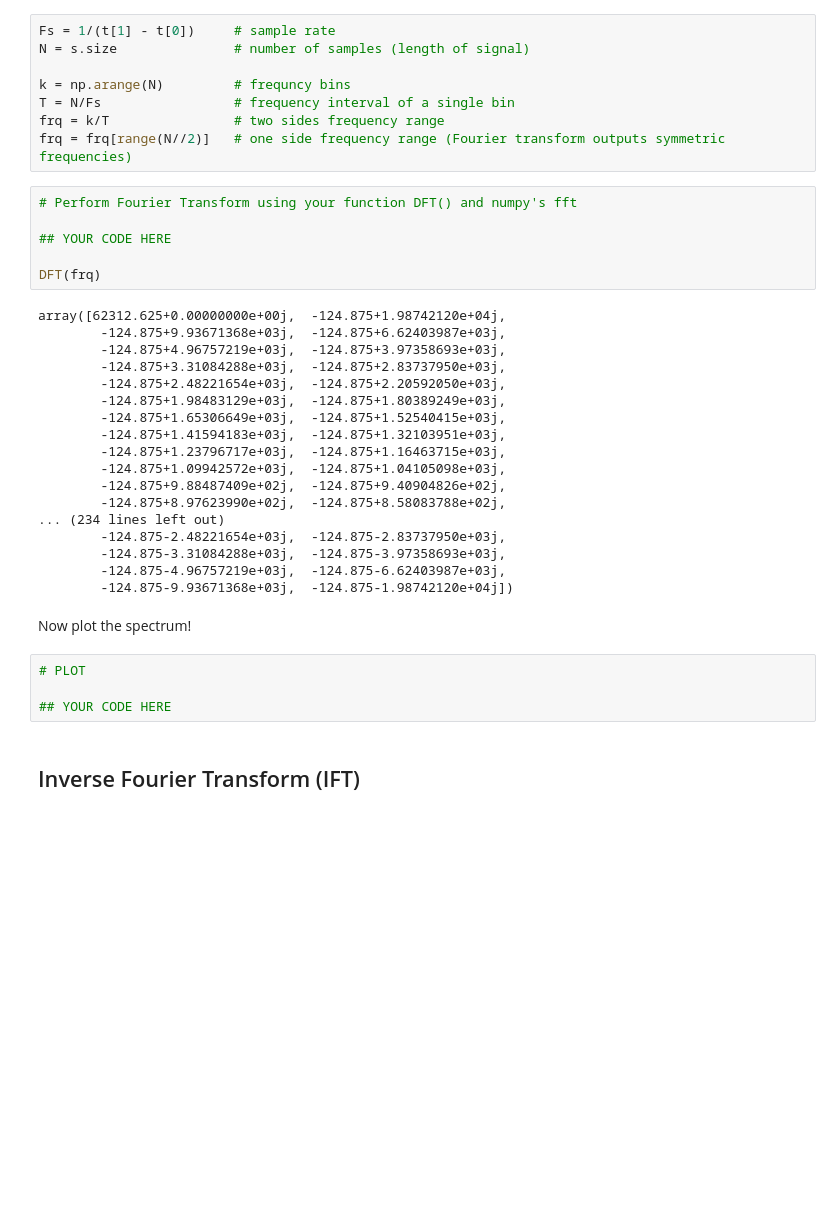
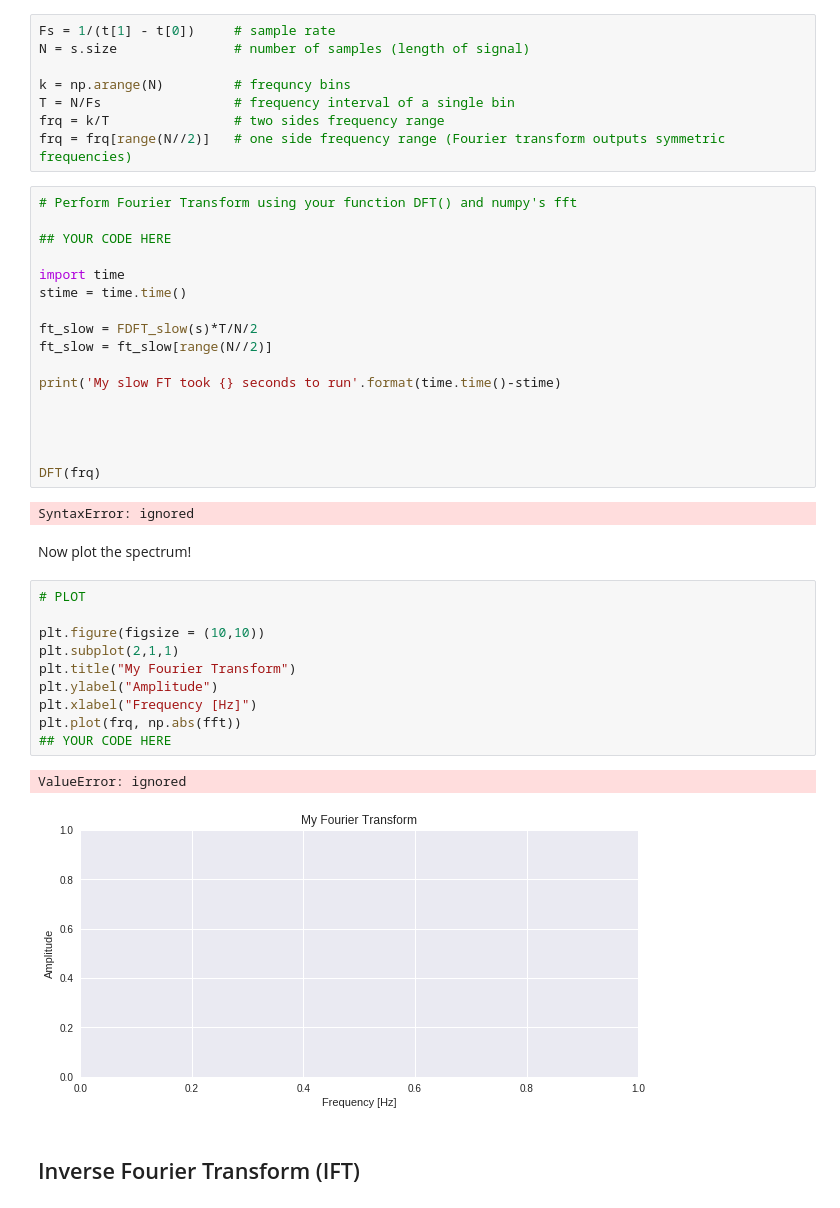
Before and after one commit to nakabox/Week2_public, a Jupyter notebook: Copy_of_FourierTransforms_Solutions.ipynb, the cells around one changed output. Saved outputs shown, nothing was run; the diff lists cells and outputs as text; blank space fills up the shorter version.

```diff
--- a/Copy_of_FourierTransforms_Solutions.ipynb
+++ b/Copy_of_FourierTransforms_Solutions.ipynb
@@ -223,31 +223,35 @@ frq = frq[range(N//2)]   # one side frequency range (Fourier transform outputs s
 
 ## YOUR CODE HERE
 
+import time
+stime = time.time()
+
+ft_slow = FDFT_slow(s)*T/N/2
+ft_slow = ft_slow[range(N//2)]
+
+print('My slow FT took {} seconds to run'.format(time.time()-stime)
+
+
+
+
 DFT(frq)
 # %% [output]
-array([62312.625+0.00000000e+00j,  -124.875+1.98742120e+04j,
-        -124.875+9.93671368e+03j,  -124.875+6.62403987e+03j,
-        -124.875+4.96757219e+03j,  -124.875+3.97358693e+03j,
-        -124.875+3.31084288e+03j,  -124.875+2.83737950e+03j,
-        -124.875+2.48221654e+03j,  -124.875+2.20592050e+03j,
-        -124.875+1.98483129e+03j,  -124.875+1.80389249e+03j,
-        -124.875+1.65306649e+03j,  -124.875+1.52540415e+03j,
-        -124.875+1.41594183e+03j,  -124.875+1.32103951e+03j,
-        -124.875+1.23796717e+03j,  -124.875+1.16463715e+03j,
-        -124.875+1.09942572e+03j,  -124.875+1.04105098e+03j,
-        -124.875+9.88487409e+02j,  -124.875+9.40904826e+02j,
-        -124.875+8.97623990e+02j,  -124.875+8.58083788e+02j,
-... (234 lines left out)
-        -124.875-2.48221654e+03j,  -124.875-2.83737950e+03j,
-        -124.875-3.31084288e+03j,  -124.875-3.97358693e+03j,
-        -124.875-4.96757219e+03j,  -124.875-6.62403987e+03j,
-        -124.875-9.93671368e+03j,  -124.875-1.98742120e+04j])
+SyntaxError: ignored
 # %% [markdown]
 Now plot the spectrum!
-# %%
-# PLOT
-
-## YOUR CODE HERE
+# %%
+# PLOT
+
+plt.figure(figsize = (10,10))
+plt.subplot(2,1,1)
+plt.title("My Fourier Transform")
+plt.ylabel("Amplitude")
+plt.xlabel("Frequency [Hz]")
+plt.plot(frq, np.abs(fft))
+## YOUR CODE HERE
+# %% [output]
+ValueError: ignored
+[figure, added]
 # %% [markdown]
 ## Inverse Fourier Transform (IFT)
 # %% [markdown]
```
